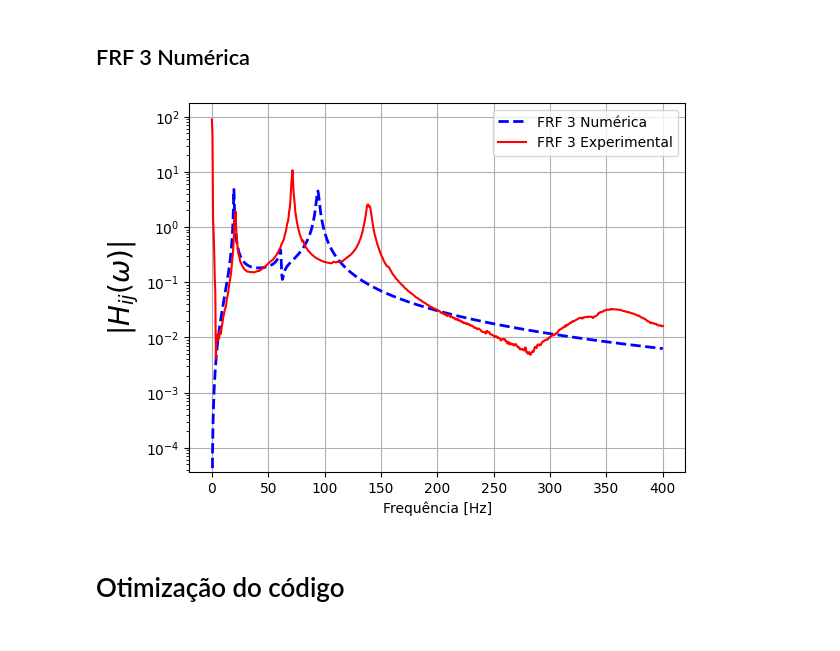
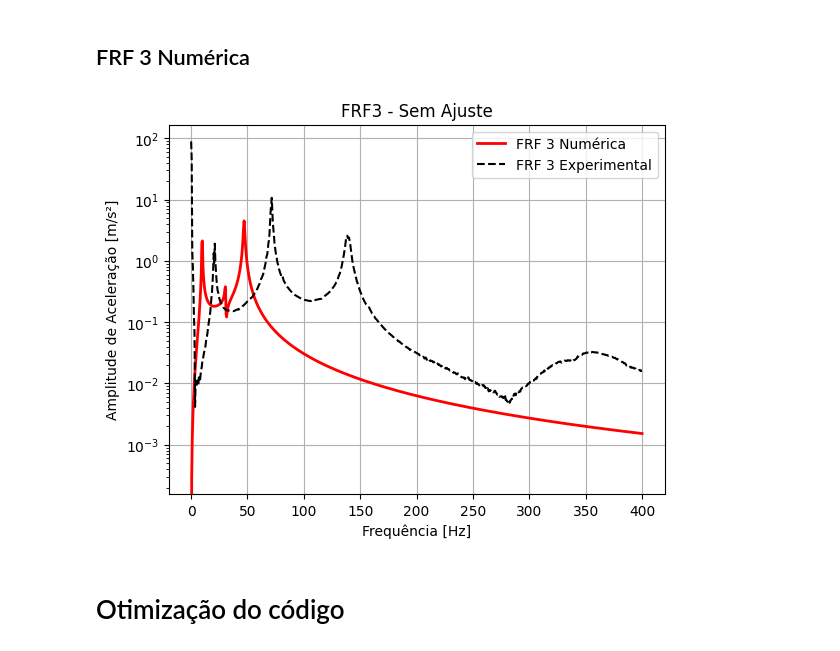
Before and after one commit to Daniel-Sottovia/Grupo-6, a Jupyter notebook: notebook.ipynb, the cells around one changed output. Saved outputs shown, nothing was run; the diff lists cells and outputs as text; code cells hidden in the pictures.

```diff
--- a/notebook.ipynb
+++ b/notebook.ipynb
@@ -1059,4 +1063,4 @@ k3 = k_viga[2]
 # %%
-'''k1 = k_viga_livre[0]
+k1 = k_viga_livre[0]
 k2 = k_viga_livre[1]
-k3 = k_viga_livre[2]'''
+k3 = k_viga_livre[2]
@@ -1317,38 +1321,39 @@ fi = wi / (2 * np.pi)
 f = freq
 w = 2 * np.pi * f
 x = 2  # Considerando índices baseados em zero
 xf = 1  # Considerando índices baseados em zero
 
 # Funcoes Resposta em Frequencia - Com amortecimento
 qsi = qsi_medio
 Hm = np.zeros((len(w), N), dtype=complex)
 H = np.zeros(len(w), dtype=complex)
 
 for j in range(len(w)):
     soma1 = 0
     for k in range(N):
         soma1 += - (w[j]**2)*(V[x, k] * V[xf, k] / (wi[k]**2 - w[j]**2 + 1j * 2 * qsi * wi[k] * w[j]))
         Hm[j, k] = - (w[j]**2)*(V[x, k] * V[xf, k] / (wi[k]**2 - w[j]**2 + 1j * 2 * qsi * wi[k] * w[j]))
     H[j] = soma1
 
 # Y = 1j * w * H
 
 # Plotting absolute value of H
-plt.plot(freq, np.abs(H), 'b', linewidth=2, label='FRF 3 Numérica', ls='--')
+plt.plot(freq, np.abs(H), 'r', linewidth=2, label='FRF 3 Numérica')
 
 frf_3_andar = np.abs(df['Signal 4 (Imag.)']) + np.abs(df['Signal 4 (Real)']) # Obtém-se o módulo da FRF
 
-plt.plot(freq, frf_3_andar, 'r', label='FRF 3 Experimental')
+plt.plot(freq, frf_3_andar, 'black', label='FRF 3 Experimental', ls='--')
 
 plt.xlabel('Frequência [Hz]')
-plt.ylabel(r'$|H_{ij}(\omega)|$', fontsize=20)
+plt.ylabel('Amplitude de Aceleração [m/s²]')
 plt.grid()
 plt.yscale('log')
 plt.legend()
-#plt.savefig("D:\\UFSC\\Vibes\\Cordioli\\Trabalho\\Grupo 6\\FRF3_numerica_sem_ajuste_viga_guiada.png")
+plt.title('FRF3 - Sem Ajuste')
+#plt.savefig("D:\\UFSC\\Vibes\\Cordioli\\Trabalho\\Grupo 6\\FRF3_numerica_sem_ajuste_viga_livre.png")
 plt.show()
 # %% [output]
-[figure, old version]
+[figure, new version]
 # %% [markdown]
 # Otimização do código
 # %%
```
Also changed, not shown: parts of 48 cells of this notebook, 10 other files.
